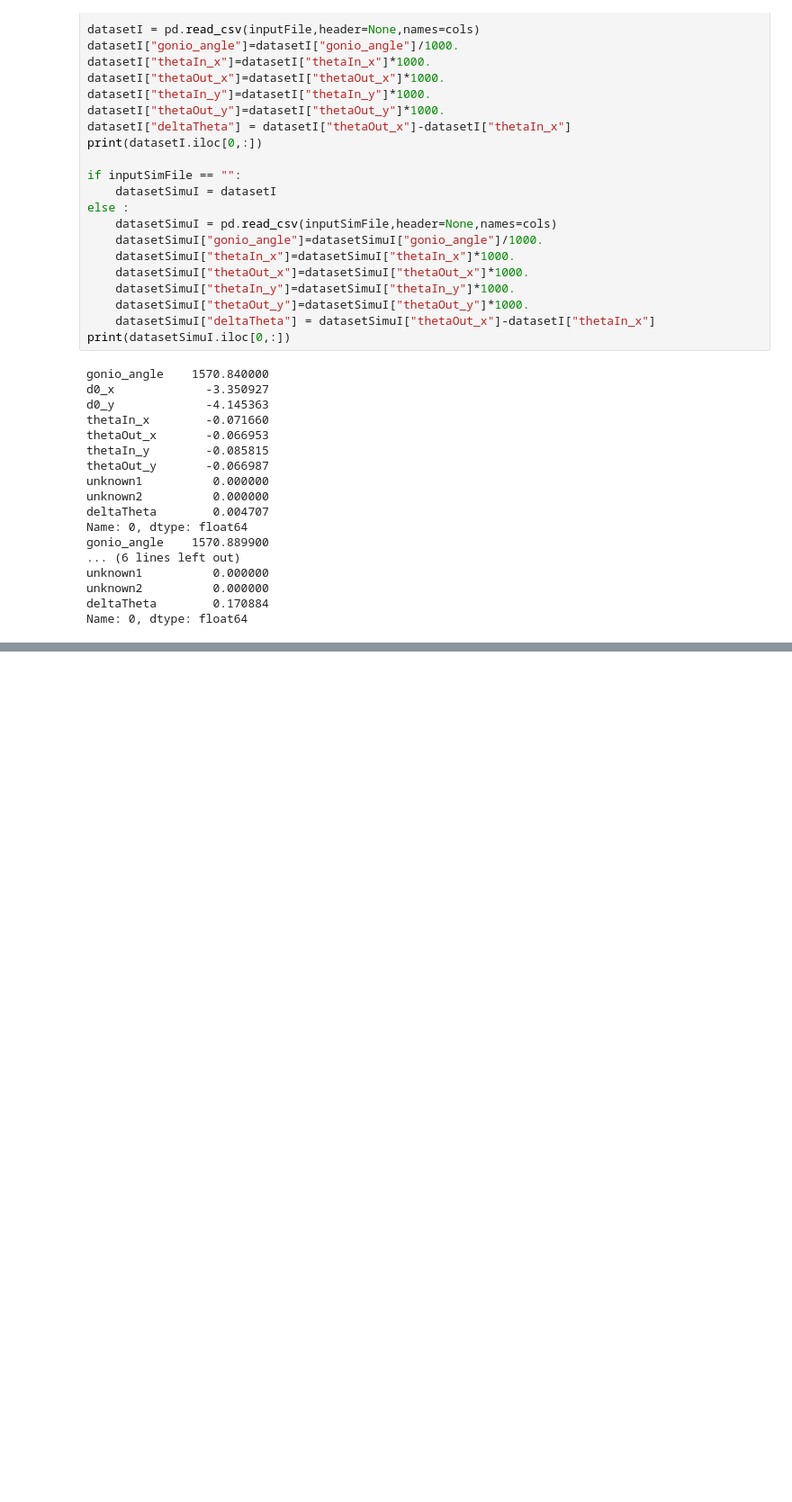
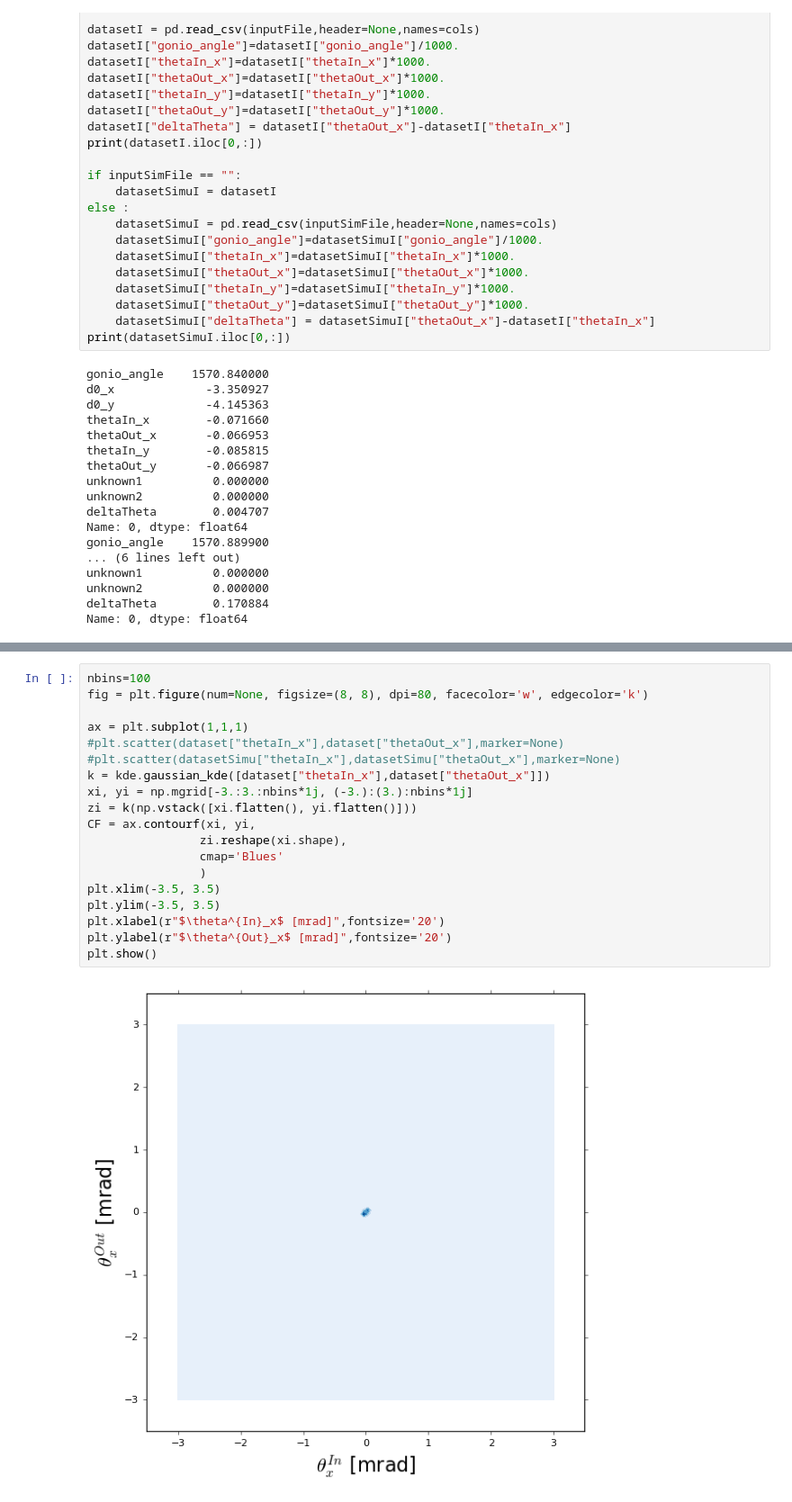
Before and after one commit to collamaf/UA9_22, a Jupyter notebook: analysis/DataAnalysis.ipynb, the cells around one changed output, grey strips where cells are left out. Shown at 90% size. Saved outputs shown, nothing was run; the diff lists cells and outputs as text; blank space fills up the shorter version.

```diff
--- a/analysis/DataAnalysis.ipynb
+++ b/analysis/DataAnalysis.ipynb
@@ -78 +171,22 @@ Name: 0, dtype: float64
+# %%
+nbins=100
+fig = plt.figure(num=None, figsize=(8, 8), dpi=80, facecolor='w', edgecolor='k')
+
+ax = plt.subplot(1,1,1)
+#plt.scatter(dataset["thetaIn_x"],dataset["thetaOut_x"],marker=None)
+#plt.scatter(datasetSimu["thetaIn_x"],datasetSimu["thetaOut_x"],marker=None)
+k = kde.gaussian_kde([dataset["thetaIn_x"],dataset["thetaOut_x"]])
+xi, yi = np.mgrid[-3.:3.:nbins*1j, (-3.):(3.):nbins*1j]
+zi = k(np.vstack([xi.flatten(), yi.flatten()]))
+CF = ax.contourf(xi, yi,
+                zi.reshape(xi.shape),
+                cmap='Blues'
+                )
+plt.xlim(-3.5, 3.5)
+plt.ylim(-3.5, 3.5)
+plt.xlabel(r"$\theta^{In}_x$ [mrad]",fontsize='20')
+plt.ylabel(r"$\theta^{Out}_x$ [mrad]",fontsize='20')
+plt.show()
+# %% [output]
+[figure, added]
 # %%
```
Also changed, not shown: parts of 15 cells of this notebook, 1 other file.
